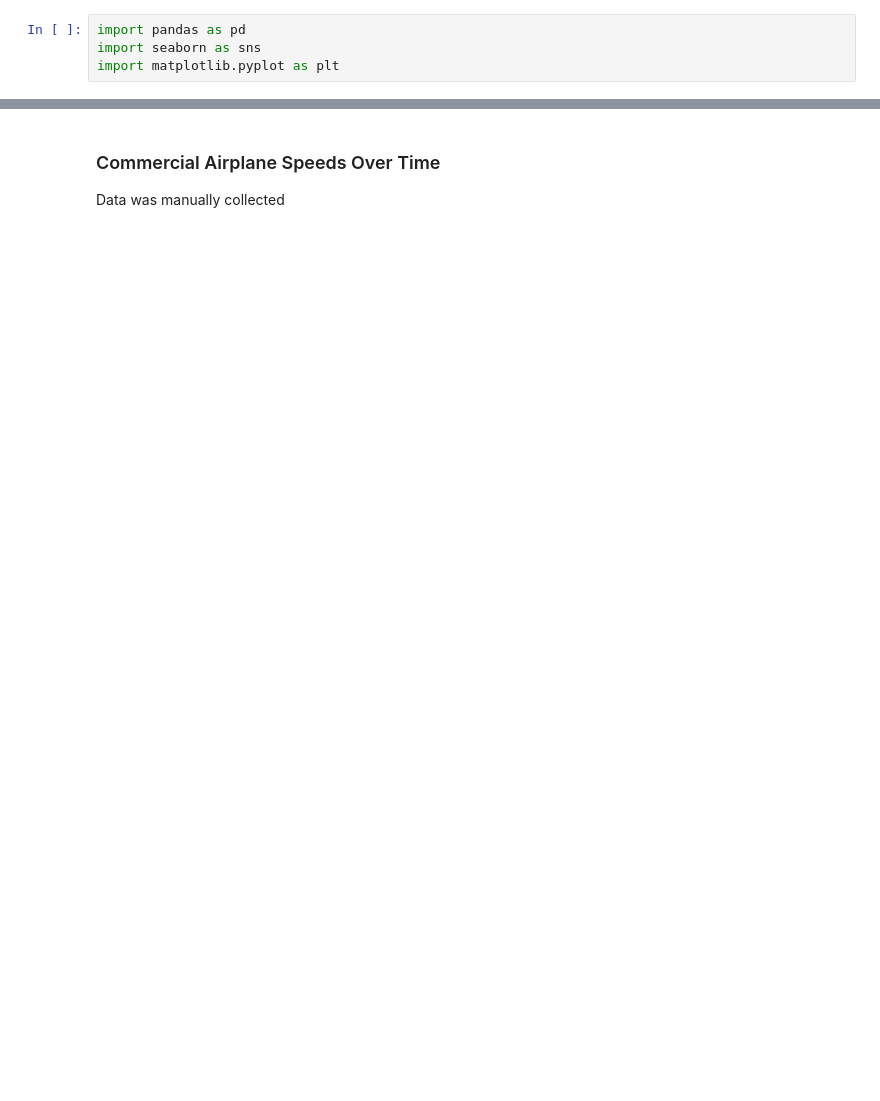
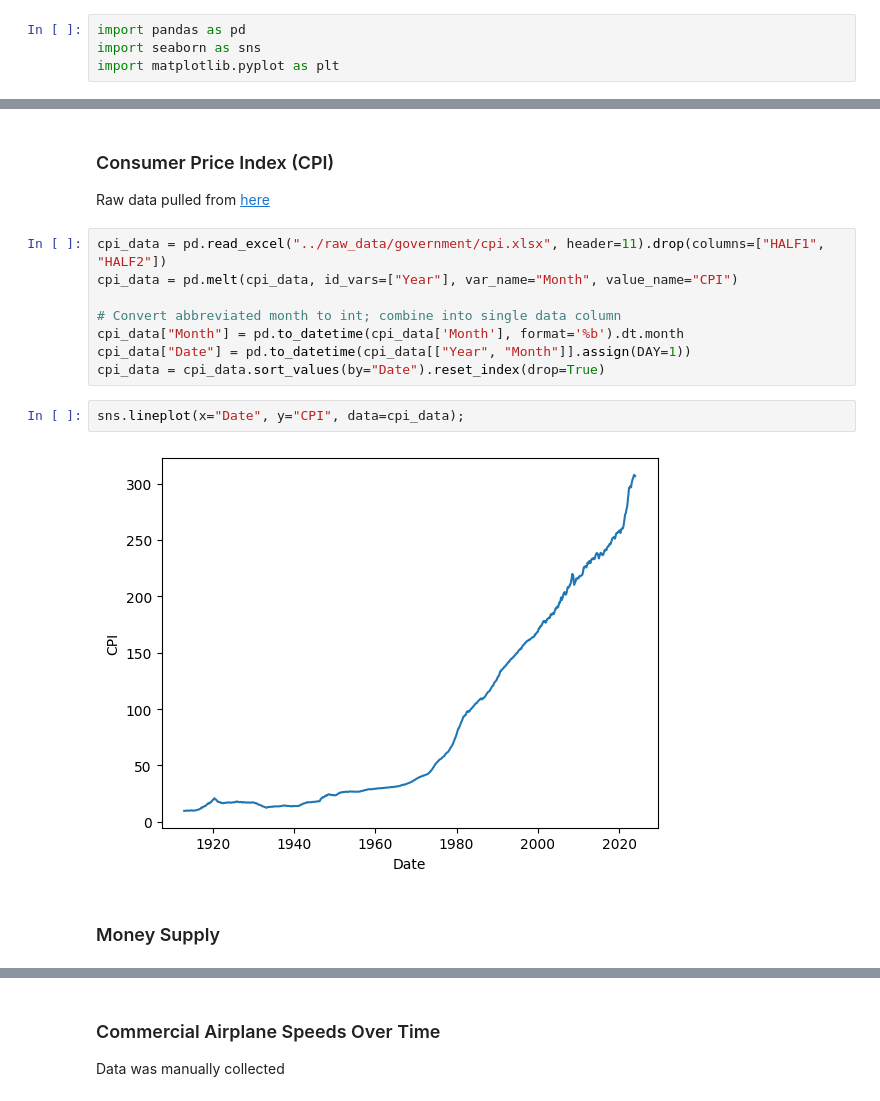
Before and after one commit to jordanott/BackToTheFuture, a Jupyter notebook: notebooks/government.ipynb, the cells around one changed output, grey strips where cells are left out. Saved outputs shown, nothing was run; the diff lists cells and outputs as text; blank space fills up the shorter version.

```diff
--- a/notebooks/government.ipynb
+++ b/notebooks/government.ipynb
@@ -7,0 +20,17 @@ import matplotlib.pyplot as plt
+# %% [markdown]
+### Consumer Price Index (CPI)
+Raw data pulled from [here](https://data.bls.gov/timeseries/CUUR0000SA0?years_option=all_years)
+# %%
+cpi_data = pd.read_excel("../raw_data/government/cpi.xlsx", header=11).drop(columns=["HALF1", "HALF2"])
+cpi_data = pd.melt(cpi_data, id_vars=["Year"], var_name="Month", value_name="CPI")
+
+# Convert abbreviated month to int; combine into single data column
+cpi_data["Month"] = pd.to_datetime(cpi_data['Month'], format='%b').dt.month
+cpi_data["Date"] = pd.to_datetime(cpi_data[["Year", "Month"]].assign(DAY=1))
+cpi_data = cpi_data.sort_values(by="Date").reset_index(drop=True)
+# %%
+sns.lineplot(x="Date", y="CPI", data=cpi_data);
+# %% [output]
+[figure, added]
+# %% [markdown]
+### Money Supply
```
Also changed, not shown: parts of 16 cells of this notebook.
